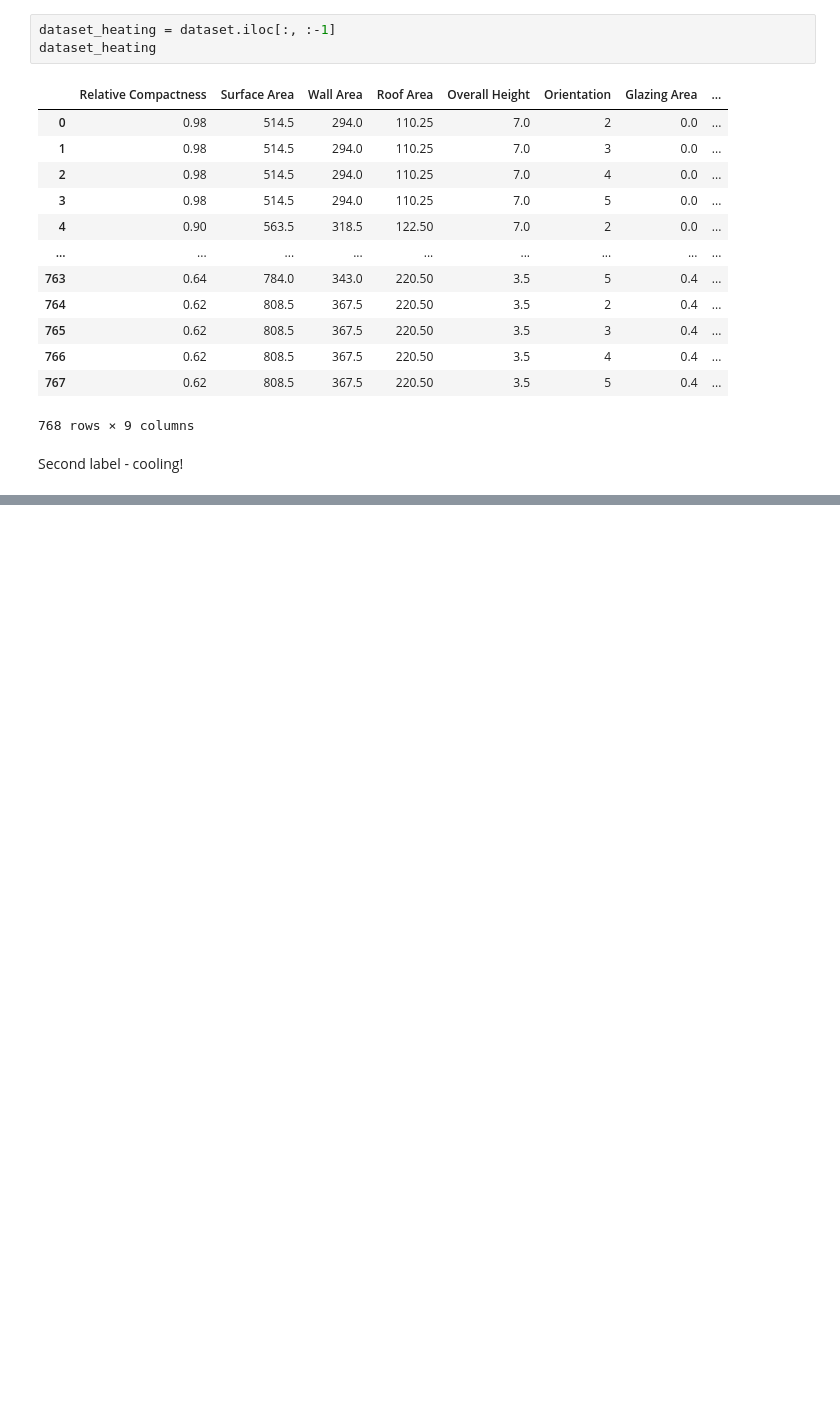
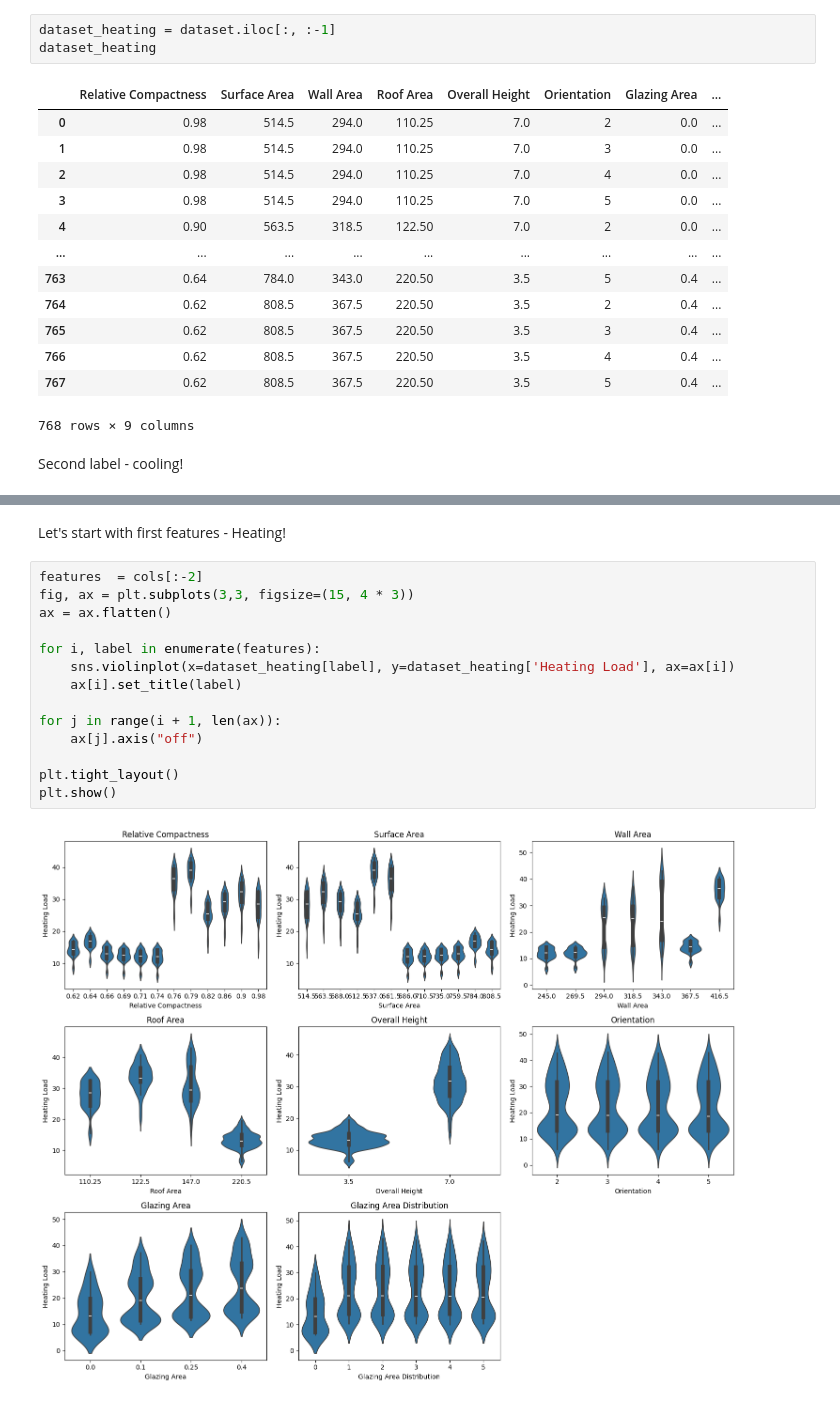
Before and after one commit to matcze/energy_efficient, a Jupyter notebook: energy_efficient.ipynb, the cells around one changed output, grey strips where cells are left out. Saved outputs shown, nothing was run; the diff lists cells and outputs as text; blank space fills up the shorter version.

```diff
--- a/energy_efficient.ipynb
+++ b/energy_efficient.ipynb
@@ -63,3 +64,21 @@ dataset_cooling
 | 766 | 0.62 | 808.5 | 367.5 | 220.50 | 3.5 | 4 | 0.4 | ... |
 | 767 | 0.62 | 808.5 | 367.5 | 220.50 | 3.5 | 5 | 0.4 | ... |
 768 rows × 9 columns
+# %% [markdown]
+Let's start with first features - Heating!
+# %%
+features  = cols[:-2]
+fig, ax = plt.subplots(3,3, figsize=(15, 4 * 3))
+ax = ax.flatten()
+
+for i, label in enumerate(features):
+    sns.violinplot(x=dataset_heating[label], y=dataset_heating['Heating Load'], ax=ax[i])
+    ax[i].set_title(label)
+
+for j in range(i + 1, len(ax)):
+    ax[j].axis("off")
+
+plt.tight_layout()
+plt.show()
+# %% [output]
+[figure, added]
```
Also changed, not shown: parts of 2 cells of this notebook.
